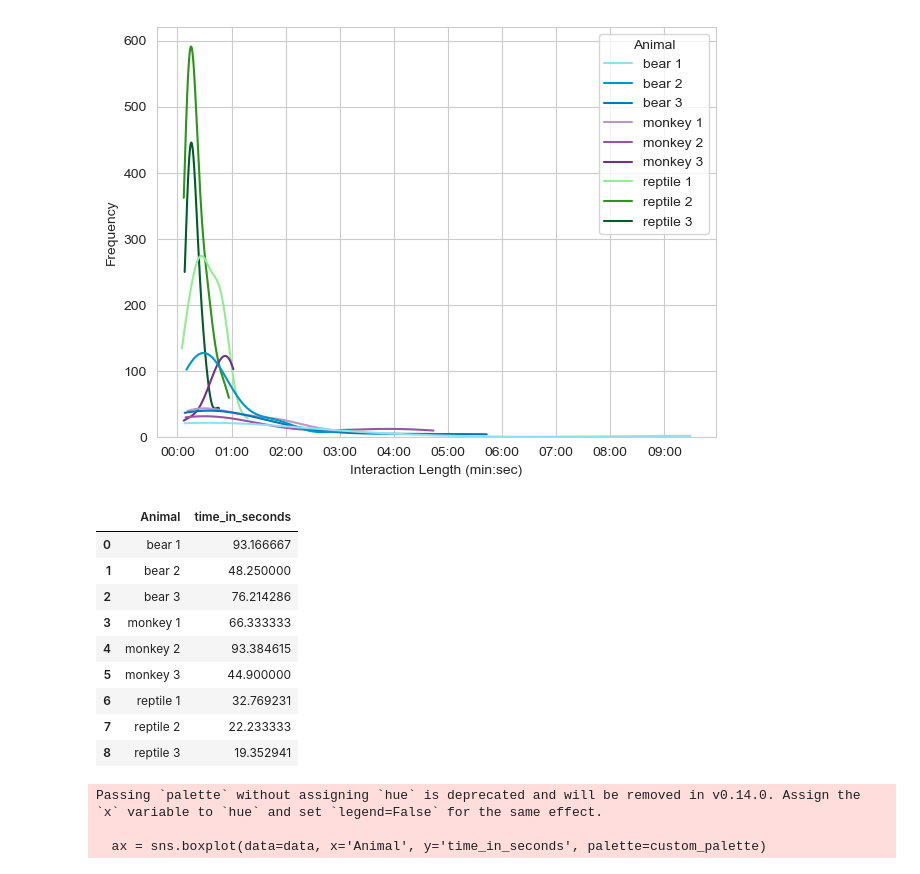
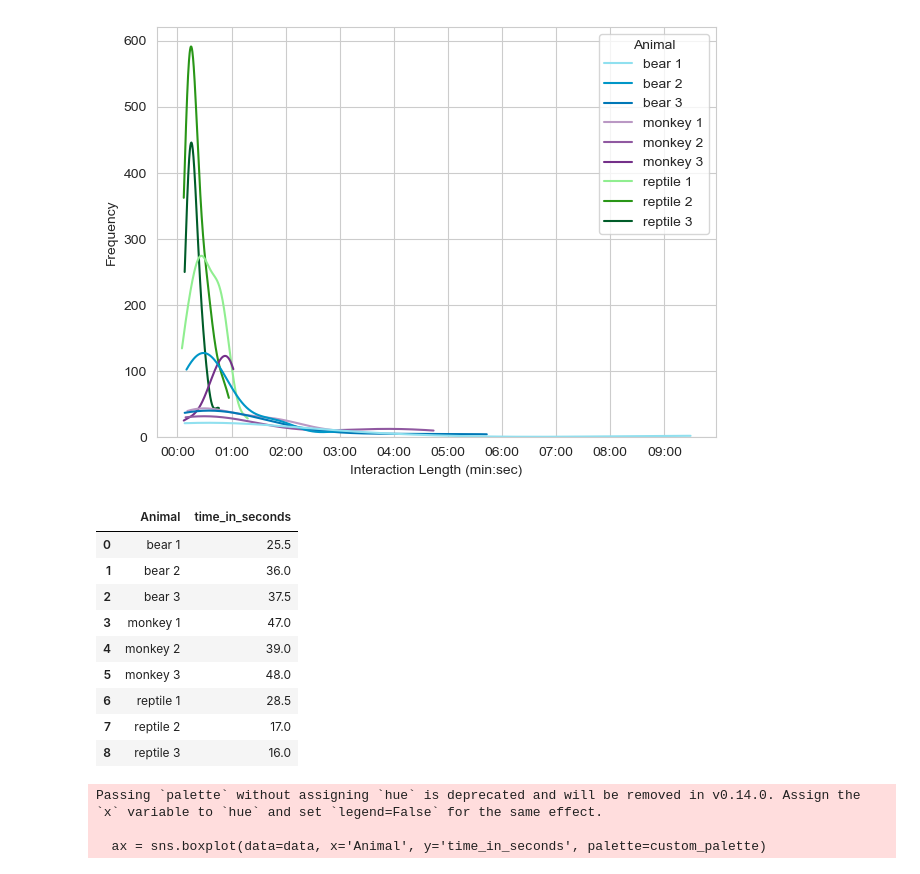
Before and after one commit to ayah825/zoo_interactions_cogs13proj, a Jupyter notebook: analysis.ipynb, the cells around one changed output. Saved outputs shown, nothing was run; the diff lists cells and outputs as text; code cells hidden in the pictures.

```diff
--- a/analysis.ipynb
+++ b/analysis.ipynb
@@ -113,19 +113,19 @@ plt.show()
 [figure]
 # %%
 # interaction length by animal
-interaction_length = data.groupby('Animal')['time_in_seconds'].mean().reset_index()
+interaction_length = data.groupby('Animal')['time_in_seconds'].median().reset_index()
 interaction_length
 # %% [output]
 |  | Animal | time_in_seconds |
-| 0 | bear 1 | 93.166667 |
-| 1 | bear 2 | 48.250000 |
-| 2 | bear 3 | 76.214286 |
-| 3 | monkey 1 | 66.333333 |
-| 4 | monkey 2 | 93.384615 |
-| 5 | monkey 3 | 44.900000 |
-| 6 | reptile 1 | 32.769231 |
-| 7 | reptile 2 | 22.233333 |
-| 8 | reptile 3 | 19.352941 |
+| 0 | bear 1 | 25.5 |
+| 1 | bear 2 | 36.0 |
+| 2 | bear 3 | 37.5 |
+| 3 | monkey 1 | 47.0 |
+| 4 | monkey 2 | 39.0 |
+| 5 | monkey 3 | 48.0 |
+| 6 | reptile 1 | 28.5 |
+| 7 | reptile 2 | 17.0 |
+| 8 | reptile 3 | 16.0 |
 # %%
 # create box and whisker plot of interaction length by animal
 
```
Also changed, not shown: parts of 3 cells of this notebook.
